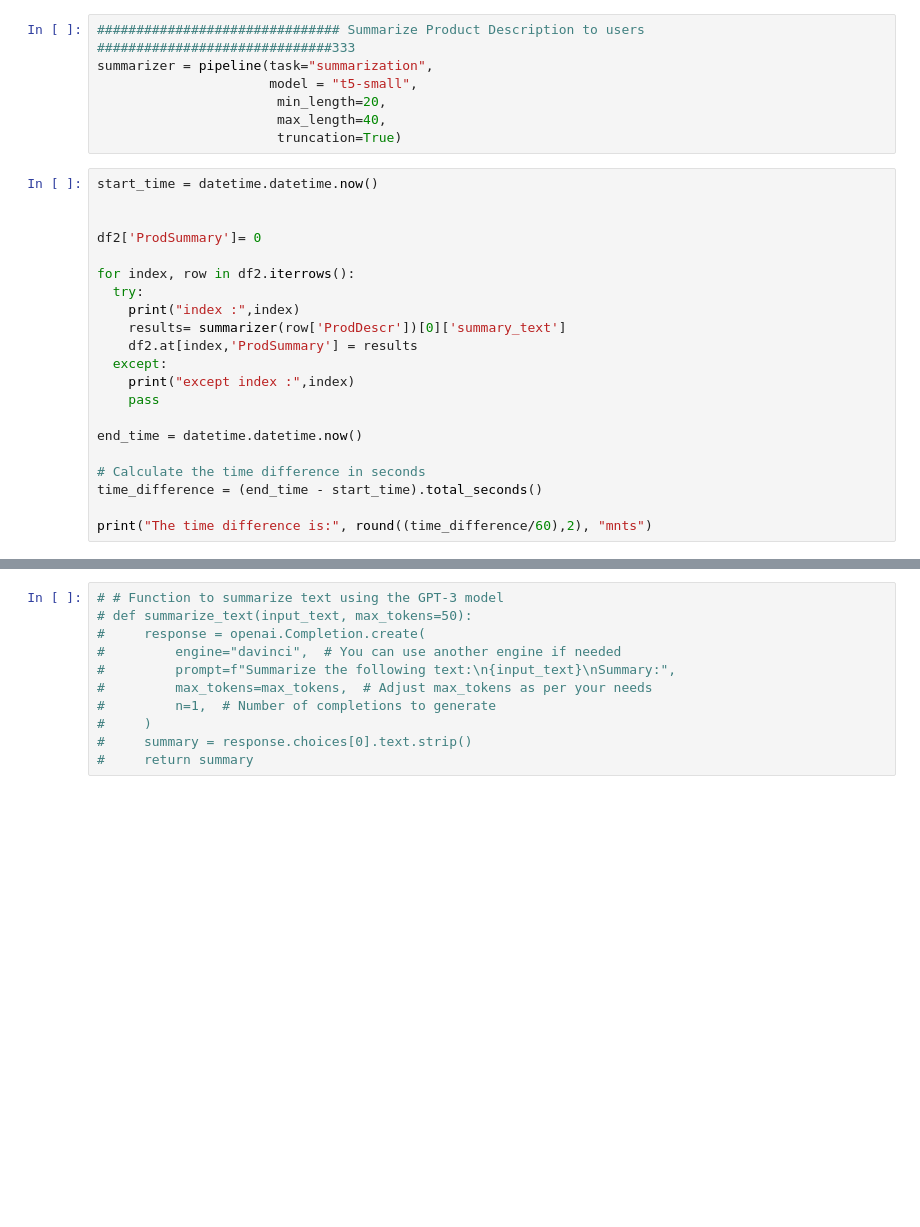
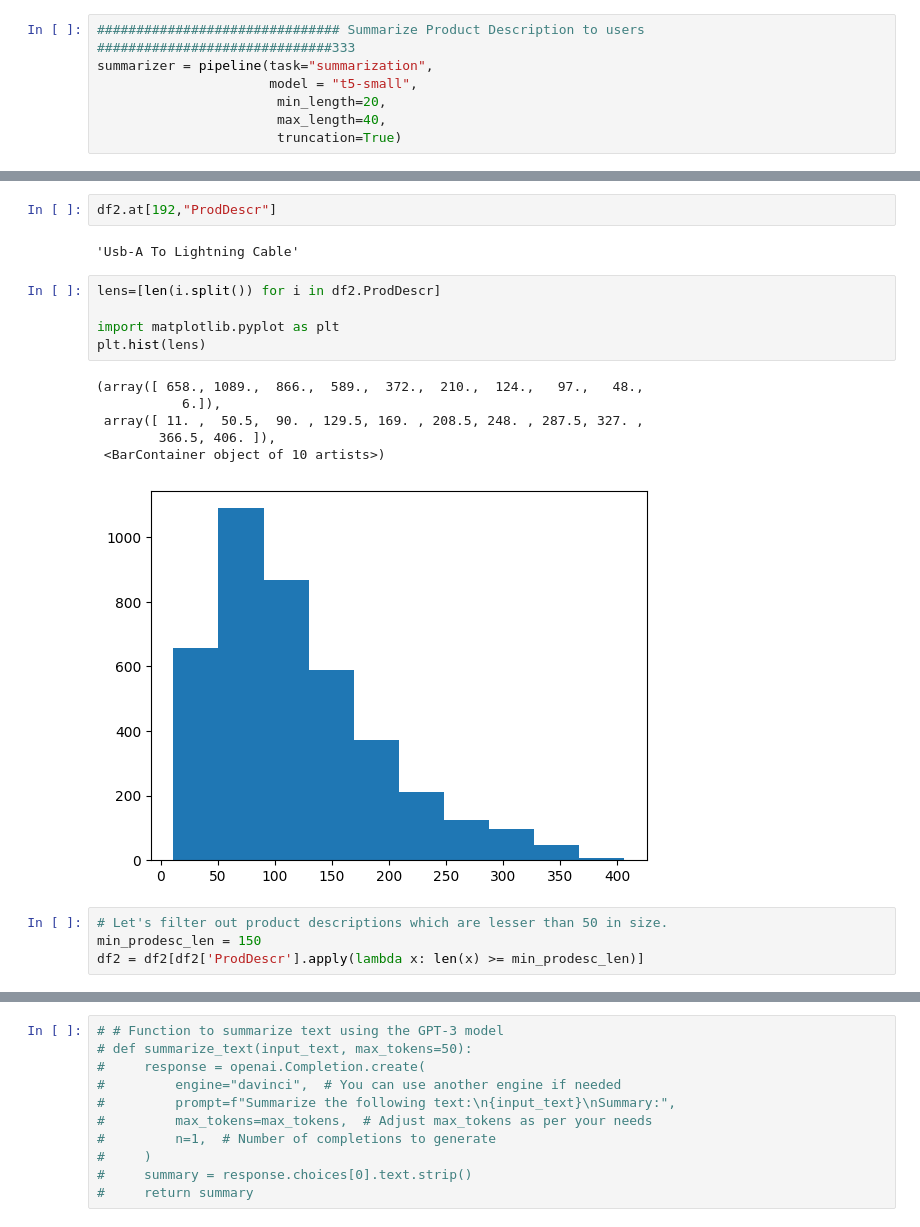
Before and after one commit to Praveen76/Conversation-AI-System-using-LLMs-on-E-commerce-Data, a Jupyter notebook: RecommendationSystem__and_ConvAI_using_LLMs_on_E_CommerceData_(1).ipynb, the cells around one changed output, grey strips where cells are left out. Drawn from its saved outputs; the diff is of its cells as text; blank space fills up the shorter version.

```diff
--- a/RecommendationSystem__and_ConvAI_using_LLMs_on_E_CommerceData_(1).ipynb
+++ b/RecommendationSystem__and_ConvAI_using_LLMs_on_E_CommerceData_(1).ipynb
@@ -804,24 +606,3 @@ summarizer = pipeline(task="summarization",
                        min_length=20,
                        max_length=40,
                        truncation=True)
-# %%
-start_time = datetime.datetime.now()
-
-
-df2['ProdSummary']= 0
-
-for index, row in df2.iterrows():
-  try:
-    print("index :",index)
-    results= summarizer(row['ProdDescr'])[0]['summary_text']
-    df2.at[index,'ProdSummary'] = results
-  except:
-    print("except index :",index)
-    pass
-
-end_time = datetime.datetime.now()
-
-# Calculate the time difference in seconds
-time_difference = (end_time - start_time).total_seconds()
-
-print("The time difference is:", round((time_difference/60),2), "mnts")
@@ -904,0 +609,20 @@ Your max_length is set to 40, but your input_length is only 29. Since this is a
+# %%
+df2.at[192,"ProdDescr"]
+# %% [output]
+'Usb-A To Lightning Cable'
+# %%
+lens=[len(i.split()) for i in df2.ProdDescr]
+
+import matplotlib.pyplot as plt
+plt.hist(lens)
+# %% [output]
+(array([ 658., 1089.,  866.,  589.,  372.,  210.,  124.,   97.,   48.,
+           6.]),
+ array([ 11. ,  50.5,  90. , 129.5, 169. , 208.5, 248. , 287.5, 327. ,
+        366.5, 406. ]),
+ <BarContainer object of 10 artists>)
+[figure, added]
+# %%
+# Let's filter out product descriptions which are lesser than 50 in size.
+min_prodesc_len = 150
+df2 = df2[df2['ProdDescr'].apply(lambda x: len(x) >= min_prodesc_len)]
```
Also changed, not shown: parts of 17 cells of this notebook.
